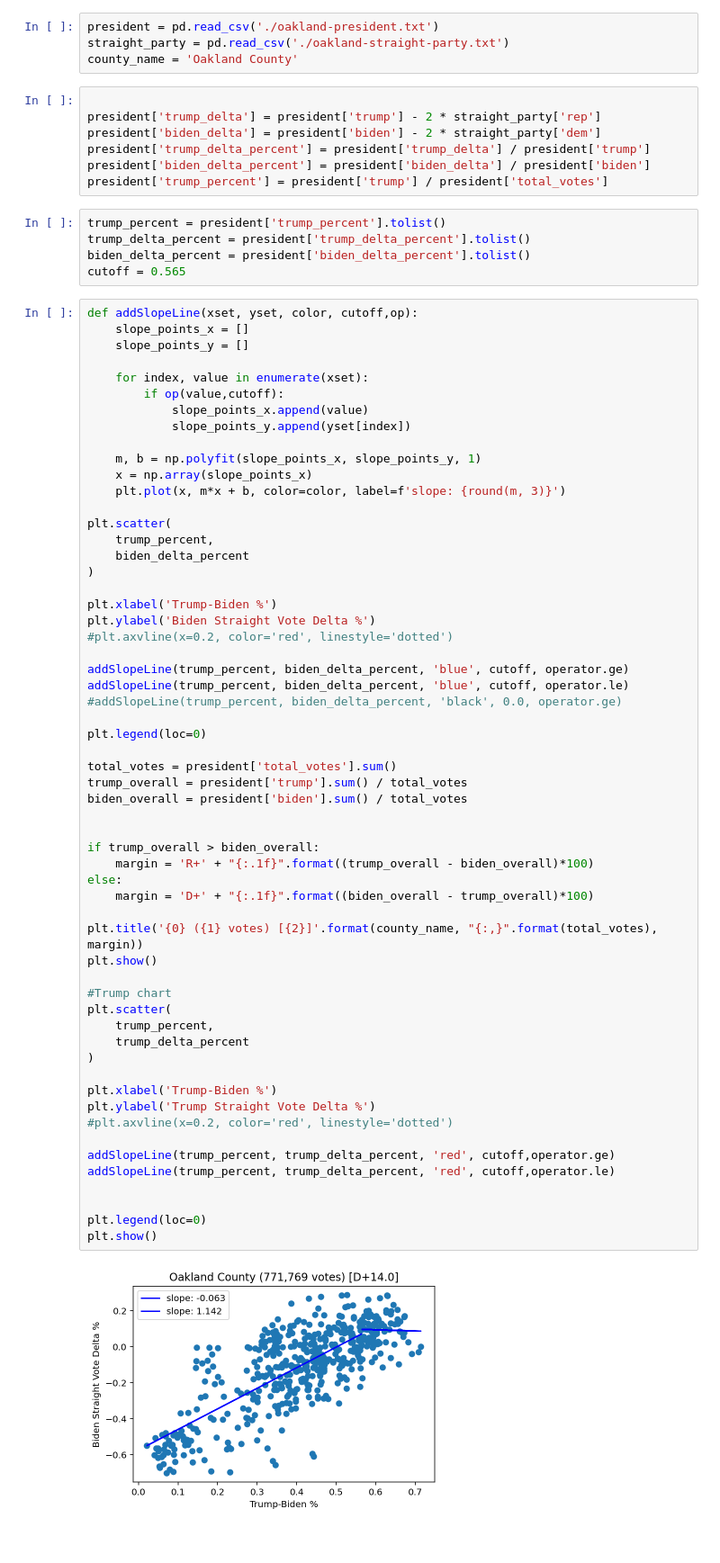
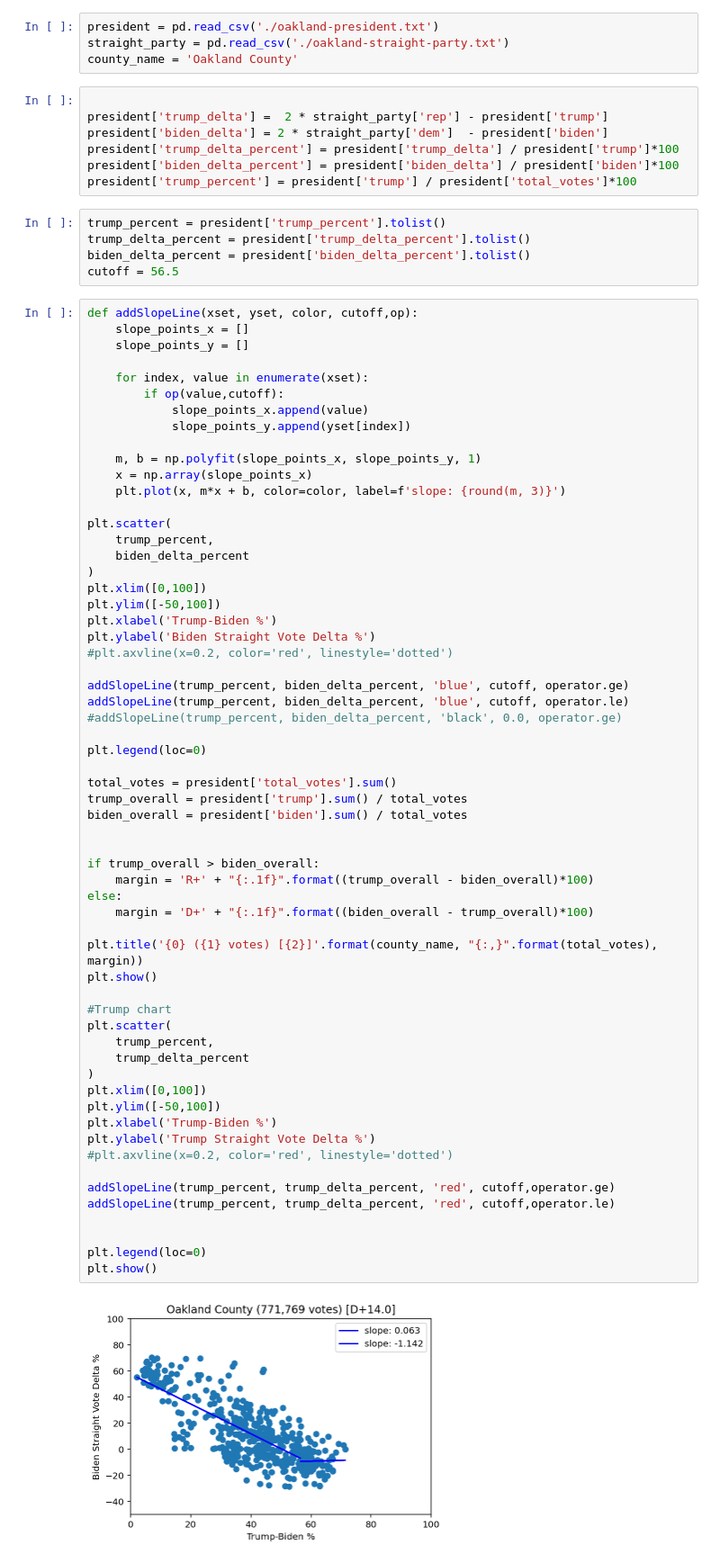
Before and after one commit to AlwaysBCoding/michigan, a Jupyter notebook: counties/02-oakland/OaklandPercent.ipynb, the cells around one changed output. Shown at 90% size. Drawn from its saved outputs; the diff is of its cells as text.

```diff
--- a/counties/02-oakland/OaklandPercent.ipynb
+++ b/counties/02-oakland/OaklandPercent.ipynb
@@ -14,16 +17,16 @@ straight_party = pd.read_csv('./oakland-straight-party.txt')
 county_name = 'Oakland County'
 # %%
 
-president['trump_delta'] = president['trump'] - 2 * straight_party['rep']
-president['biden_delta'] = president['biden'] - 2 * straight_party['dem']
-president['trump_delta_percent'] = president['trump_delta'] / president['trump']
-president['biden_delta_percent'] = president['biden_delta'] / president['biden']
-president['trump_percent'] = president['trump'] / president['total_votes']
+president['trump_delta'] =  2 * straight_party['rep'] - president['trump']
+president['biden_delta'] = 2 * straight_party['dem']  - president['biden']
+president['trump_delta_percent'] = president['trump_delta'] / president['trump']*100
+president['biden_delta_percent'] = president['biden_delta'] / president['biden']*100
+president['trump_percent'] = president['trump'] / president['total_votes']*100
 # %%
 trump_percent = president['trump_percent'].tolist()
 trump_delta_percent = president['trump_delta_percent'].tolist()
 biden_delta_percent = president['biden_delta_percent'].tolist()
-cutoff = 0.565
+cutoff = 56.5
 # %%
 def addSlopeLine(xset, yset, color, cutoff,op):
     slope_points_x = []
@@ -42,7 +45,8 @@ plt.scatter(
     trump_percent,
     biden_delta_percent
 )
-
+plt.xlim([0,100])
+plt.ylim([-50,100])
 plt.xlabel('Trump-Biden %')
 plt.ylabel('Biden Straight Vote Delta %')
 #plt.axvline(x=0.2, color='red', linestyle='dotted')
@@ -55,32 +59,33 @@ plt.legend(loc=0)
 
 total_votes = president['total_votes'].sum()
 trump_overall = president['trump'].sum() / total_votes
 biden_overall = president['biden'].sum() / total_votes
 
 
 if trump_overall > biden_overall:
     margin = 'R+' + "{:.1f}".format((trump_overall - biden_overall)*100)
 else:
     margin = 'D+' + "{:.1f}".format((biden_overall - trump_overall)*100)
 
 plt.title('{0} ({1} votes) [{2}]'.format(county_name, "{:,}".format(total_votes), margin))
 plt.show()
 
 #Trump chart
 plt.scatter(
     trump_percent,
     trump_delta_percent
 )
-
+plt.xlim([0,100])
+plt.ylim([-50,100])
 plt.xlabel('Trump-Biden %')
 plt.ylabel('Trump Straight Vote Delta %')
 #plt.axvline(x=0.2, color='red', linestyle='dotted')
 
 addSlopeLine(trump_percent, trump_delta_percent, 'red', cutoff,operator.ge)
 addSlopeLine(trump_percent, trump_delta_percent, 'red', cutoff,operator.le)
 
 
 plt.legend(loc=0)
 plt.show()
 # %% [output]
-[figure, old version]
+[figure, new version]
```
Also changed, not shown: parts of 2 cells of this notebook, 37 other files.
